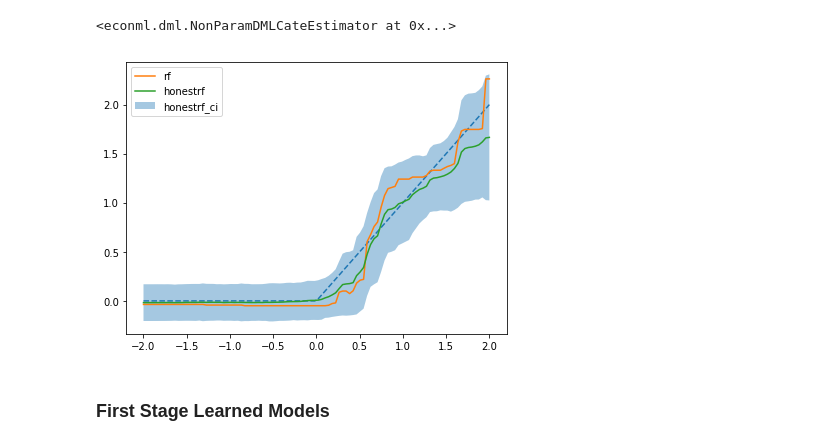
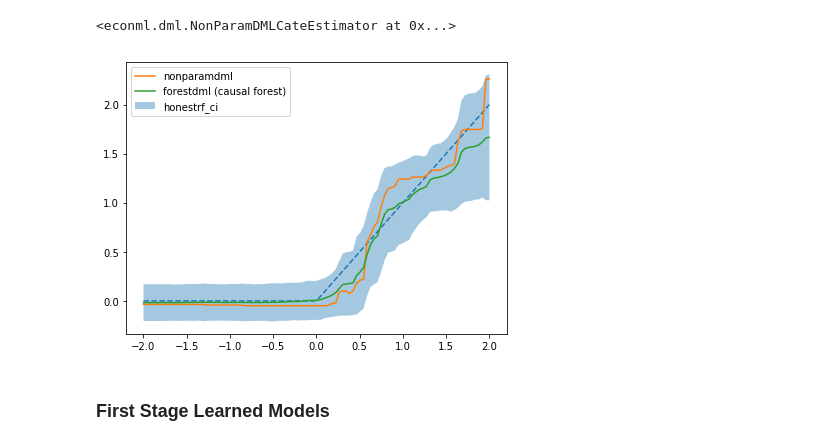
Before and after one commit to py-why/EconML, a Jupyter notebook: notebooks/ForestLearners Basic Example.ipynb, the cells around one changed output. Saved outputs shown, nothing was run; the diff lists cells and outputs as text; code cells hidden in the pictures.

```diff
--- a/notebooks/ForestLearners Basic Example.ipynb
+++ b/notebooks/ForestLearners Basic Example.ipynb
@@ -160,14 +160,14 @@ pred2 = est2.effect(X_test)
 # %%
 plt.figure(figsize=(15, 5))
 plt.subplot(1, 2, 1)
 plt.plot(X_test[:, 0], true_effect(X_test), '--')
-plt.plot(X_test[:, 0], pred2, label='rf')
-plt.plot(X_test[:, 0], pred, label='honestrf')
+plt.plot(X_test[:, 0], pred2, label='nonparamdml')
+plt.plot(X_test[:, 0], pred, label='forestdml (causal forest)')
 plt.fill_between(X_test[:, 0], lb, ub, alpha=.4, label='honestrf_ci')
 plt.legend()
 plt.show()
 # %% [output]
-[figure, old version]
+[figure, new version]
 # %% [markdown]
 ### First Stage Learned Models
 # %%
```
Also changed, not shown: parts of 6 cells of this notebook.
